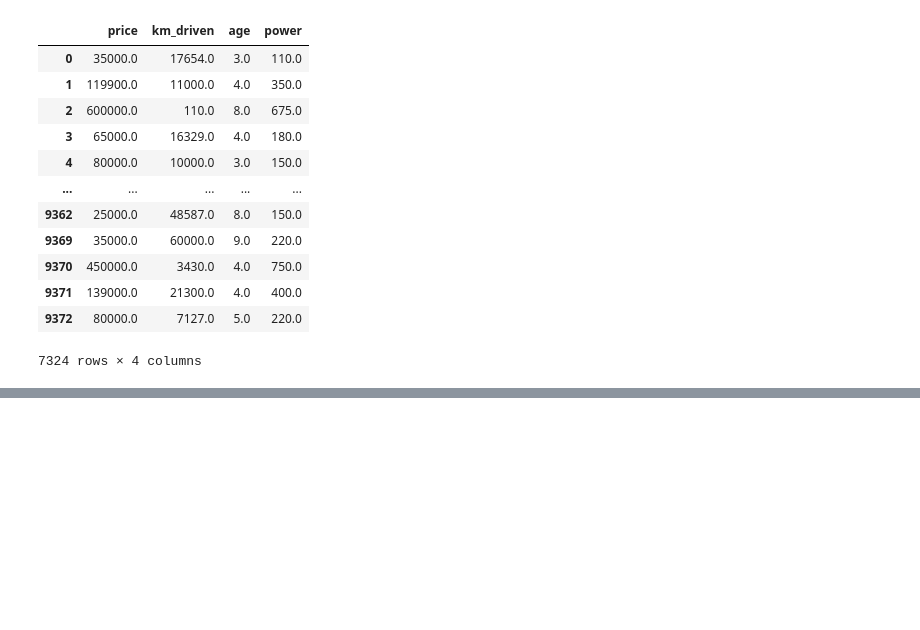
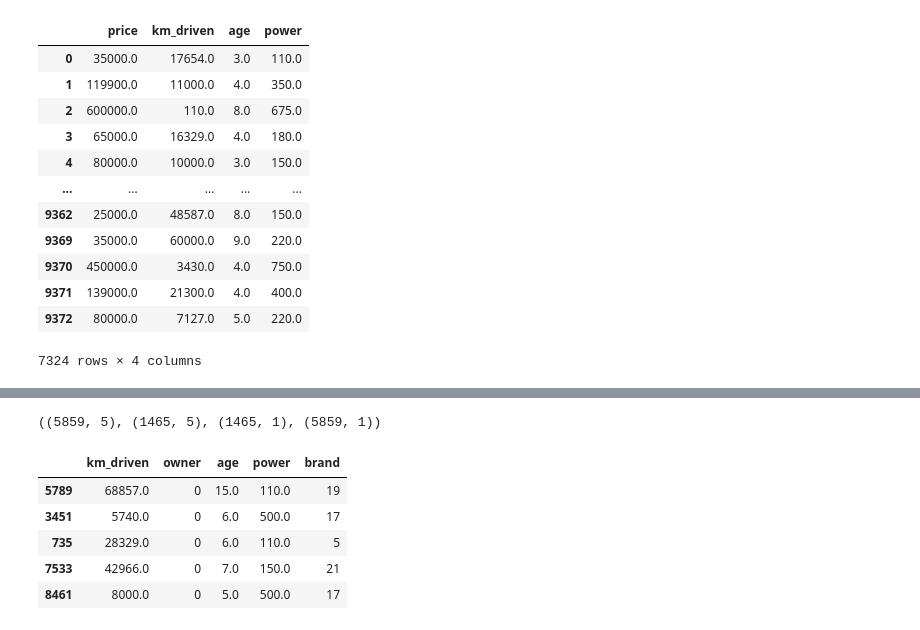
Before and after one commit to Chickhu/arya-college-crt, a Jupyter notebook: basic.ipynb, the cells around one changed output, grey strips where cells are left out. Cells and saved outputs as stored; diff of their text form; code cells hidden in the pictures; blank space fills up the shorter version.

```diff
--- a/basic.ipynb
+++ b/basic.ipynb
@@ -377,0 +522,13 @@ num_columns
+# %%
+x_train.shape,x_test.shape,y_test.shape,y_train.shape
+# %% [output]
+((5859, 5), (1465, 5), (1465, 1), (5859, 1))
+# %%
+x_train.head()
+# %% [output]
+|  | km_driven | owner | age | power | brand |
+| 5789 | 68857.0 | 0 | 15.0 | 110.0 | 19 |
+| 3451 | 5740.0 | 0 | 6.0 | 500.0 | 17 |
+| 735 | 28329.0 | 0 | 6.0 | 110.0 | 5 |
+| 7533 | 42966.0 | 0 | 7.0 | 150.0 | 21 |
+| 8461 | 8000.0 | 0 | 5.0 | 500.0 | 17 |
```
Also changed, not shown: parts of 36 cells of this notebook.
